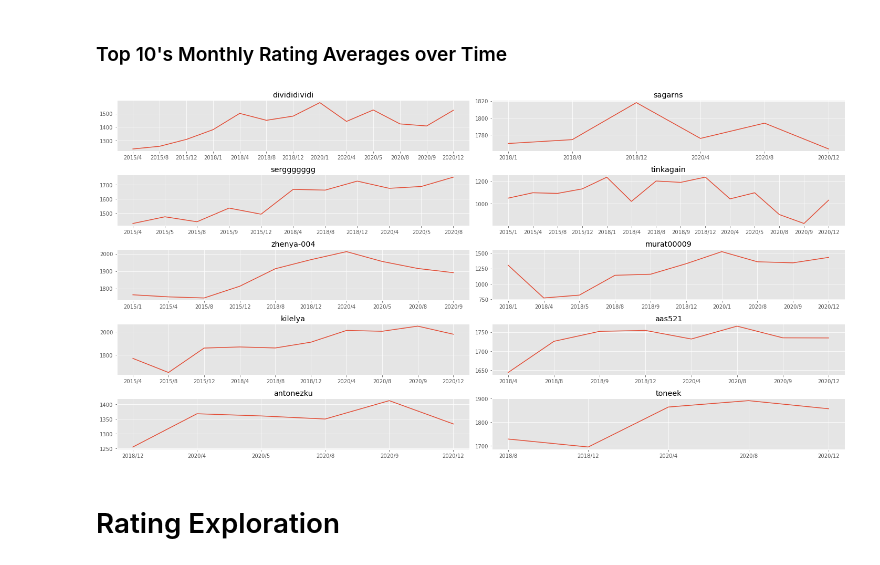
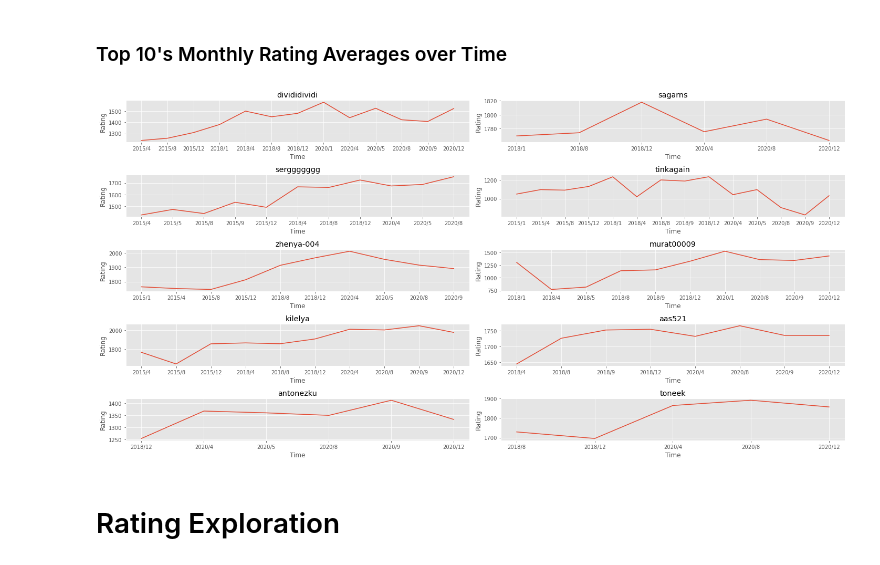
Before and after one commit to kenshr/The-Evolution-of-Chess, a Jupyter notebook: src/Sample_RU_1500_EDA.ipynb, the cells around one changed output. Drawn from its saved outputs; the diff is of its cells as text; code cells hidden in the pictures.

```diff
--- a/src/Sample_RU_1500_EDA.ipynb
+++ b/src/Sample_RU_1500_EDA.ipynb
@@ -323,16 +323,18 @@ year month
 # %%
 fig, axs = plt.subplots(5,2, figsize=(20,10))
 
 for idx, ax in enumerate(axs.flatten()):
     df = chess_df[(chess_df.time_class=='blitz') & (chess_df.username==top_10_blitz[idx])].sort_values('date').groupby(['year','month']).agg({'user_rating':'mean'})
     ax.plot([str(i[0])+'/'+str(i[1]) for i in df.index], df.user_rating)
     ax.set_title(top_10_blitz[idx])
+    ax.set_xlabel('Time')
+    ax.set_ylabel('Rating')
 
 plt.tight_layout()
 plt.savefig('../imgs/random_user_rating_progression.png')
 plt.show()
 # %% [output]
-[figure, old version]
+[figure, new version]
 # %% [markdown]
 # Rating Exploration
 # %%
```
Also changed, not shown: 2 other files.
